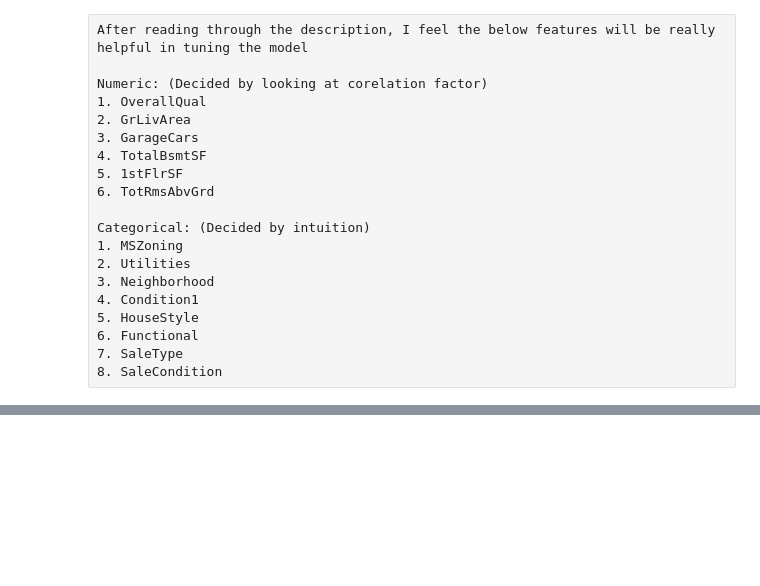
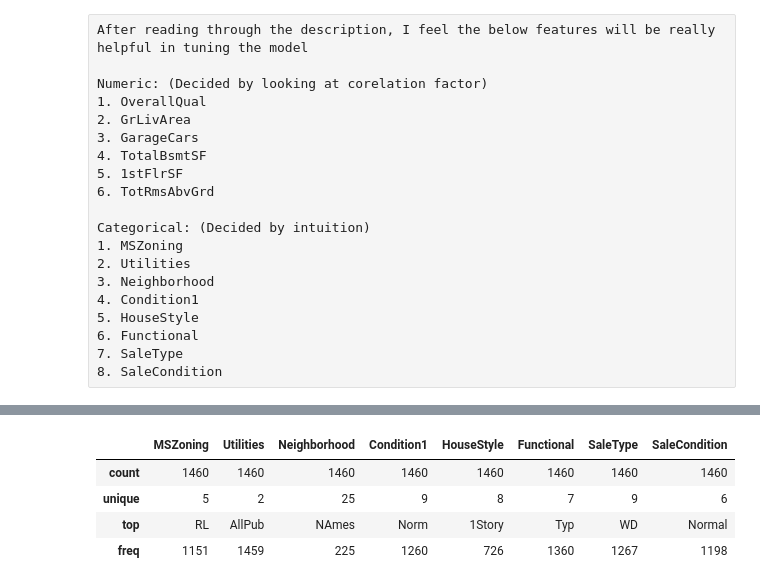
Before and after one commit to vikramriyer/Data_Analysis_Multiple, a Jupyter notebook: HousePrices.ipynb, the cells around one changed output, grey strips where cells are left out. Saved outputs shown, nothing was run; the diff lists cells and outputs as text; code cells hidden in the pictures; blank space fills up the shorter version.

```diff
--- a/HousePrices.ipynb
+++ b/HousePrices.ipynb
@@ -472,0 +492,2 @@ Categorical: (Decided by intuition)
+# %%
+cat_feat = sliced_df[categorical_features]
@@ -472,0 +496,8 @@ Categorical: (Decided by intuition)
+# %%
+cat_feat.describe()
+# %% [output]
+|  | MSZoning | Utilities | Neighborhood | Condition1 | HouseStyle | Functional | SaleType | SaleCondition |
+| count | 1460 | 1460 | 1460 | 1460 | 1460 | 1460 | 1460 | 1460 |
+| unique | 5 | 2 | 25 | 9 | 8 | 7 | 9 | 6 |
+| top | RL | AllPub | NAmes | Norm | 1Story | Typ | WD | Normal |
+| freq | 1151 | 1459 | 225 | 1260 | 726 | 1360 | 1267 | 1198 |
```
Also changed, not shown: parts of 28 cells of this notebook.
